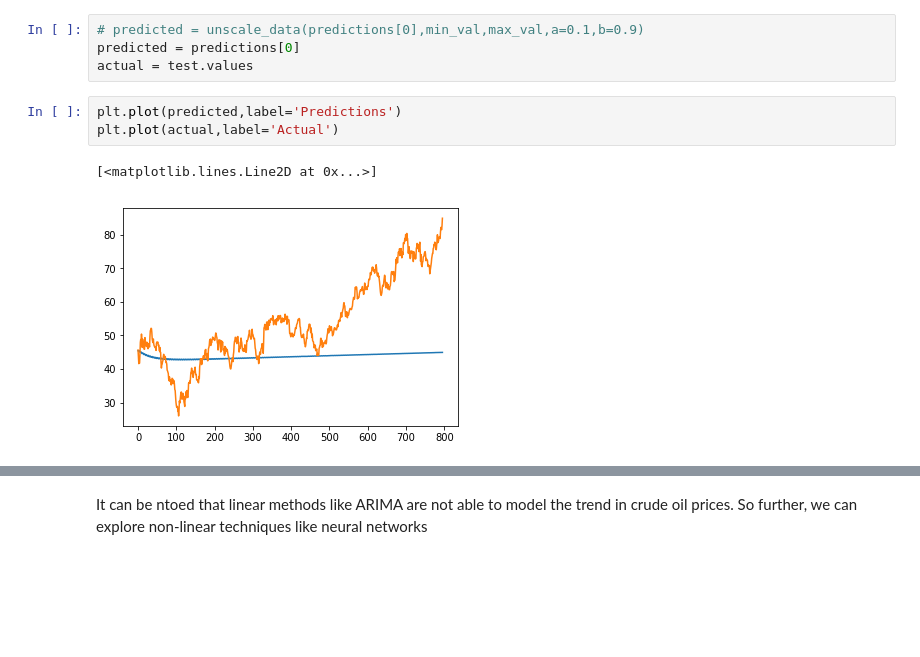
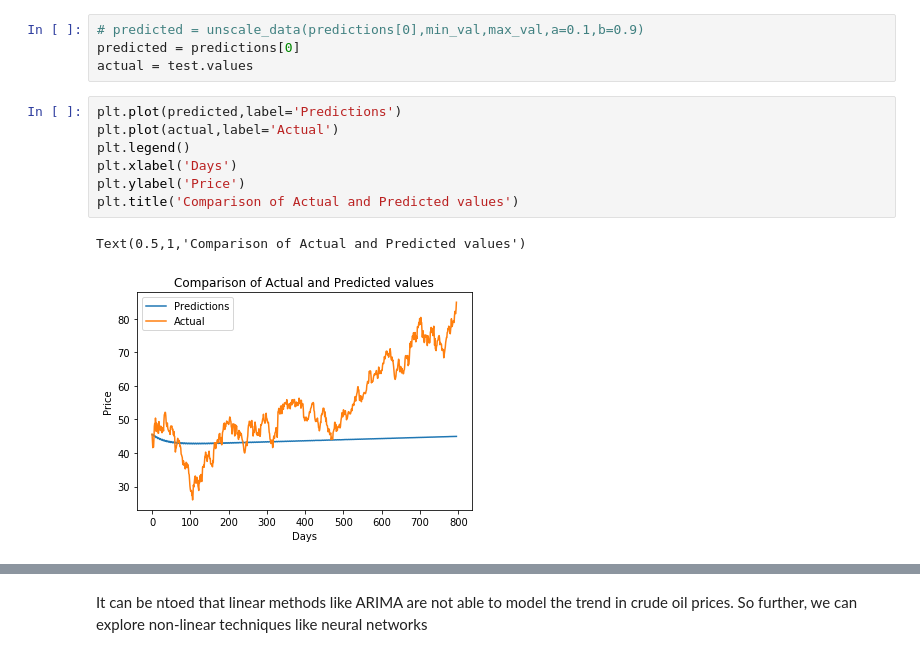
Before and after one commit to kshitij-ingale/crude-oil, a Jupyter notebook: Crude Oil Prices.ipynb, the cells around one changed output, grey strips where cells are left out. Saved outputs shown, nothing was run; the diff lists cells and outputs as text; blank space fills up the shorter version.

```diff
--- a/Crude Oil Prices.ipynb
+++ b/Crude Oil Prices.ipynb
@@ -189,6 +189,10 @@ actual = test.values
 # %%
 plt.plot(predicted,label='Predictions')
 plt.plot(actual,label='Actual')
+plt.legend()
+plt.xlabel('Days')
+plt.ylabel('Price')
+plt.title('Comparison of Actual and Predicted values')
 # %% [output]
-[<matplotlib.lines.Line2D at 0x...>]
+Text(0.5,1,'Comparison of Actual and Predicted values')
-[figure, old version]
+[figure, new version]
```
Also changed, not shown: parts of 5 cells of this notebook.
